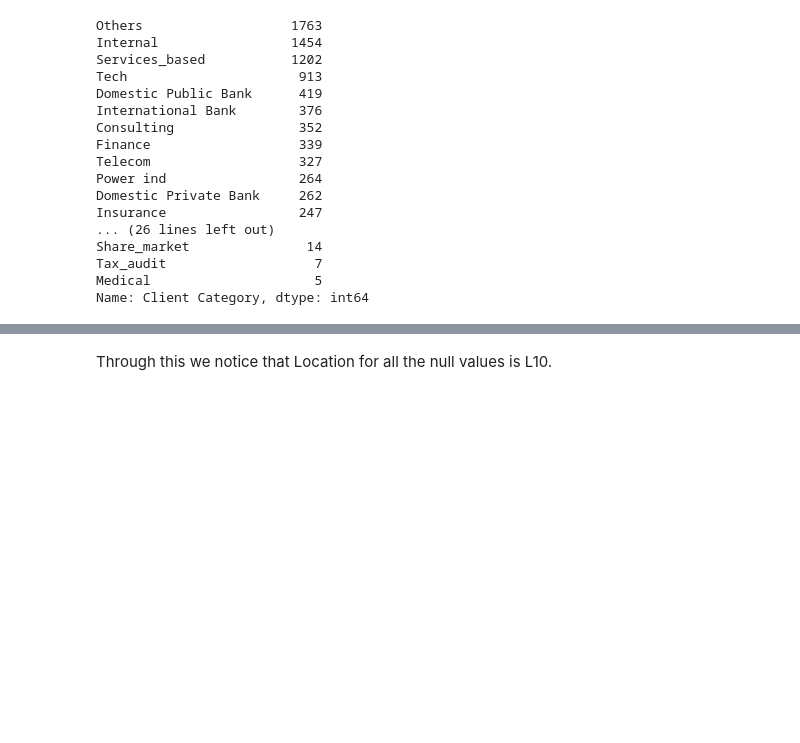
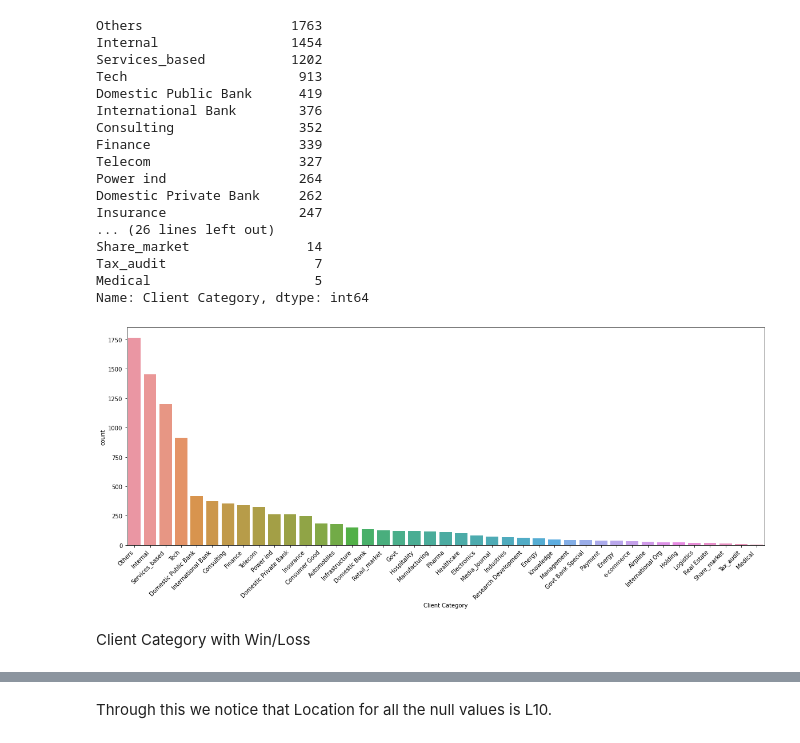
Before and after one commit to Kenrich005/WinPrediction_ImarticusCapstone, a Jupyter notebook: Imarticus Capstone Win Prediction.ipynb, the cells around one changed output, grey strips where cells are left out. Saved outputs shown, nothing was run; the diff lists cells and outputs as text; code cells hidden in the pictures; blank space fills up the shorter version.

```diff
--- a/Imarticus Capstone Win Prediction.ipynb
+++ b/Imarticus Capstone Win Prediction.ipynb
@@ -82,3 +121,12 @@ Share_market               14
 Tax_audit                   7
 Medical                     5
 Name: Client Category, dtype: int64
+# %%
+plt.figure(figsize = (20,7))
+sns.countplot(df['Client Category'],
+              order = df['Client Category'].value_counts().index)
+plt.xticks(rotation = 45, ha = "right");
+# %% [output]
+[figure, added]
+# %% [markdown]
+Client Category with Win/Loss
```
Also changed, not shown: parts of 128 cells of this notebook.
